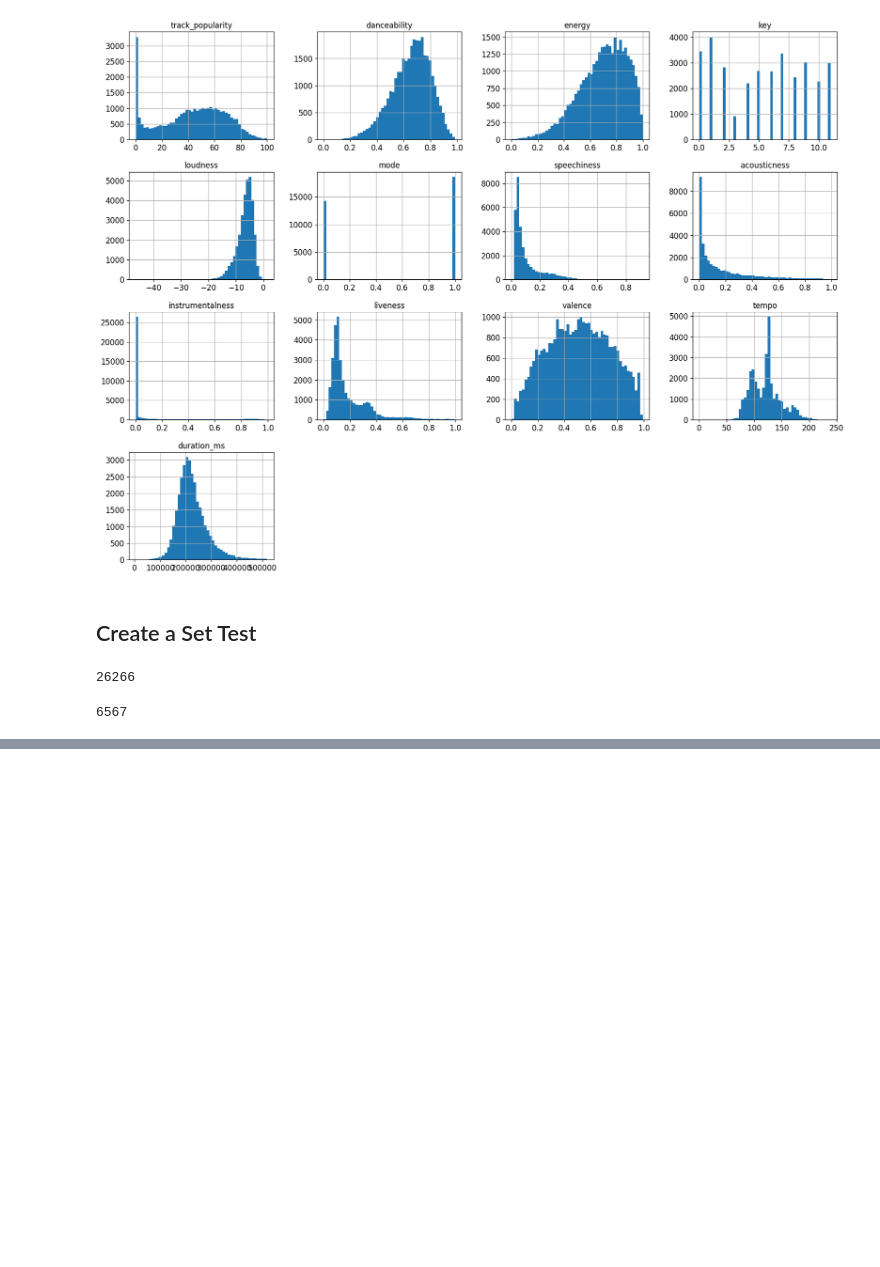
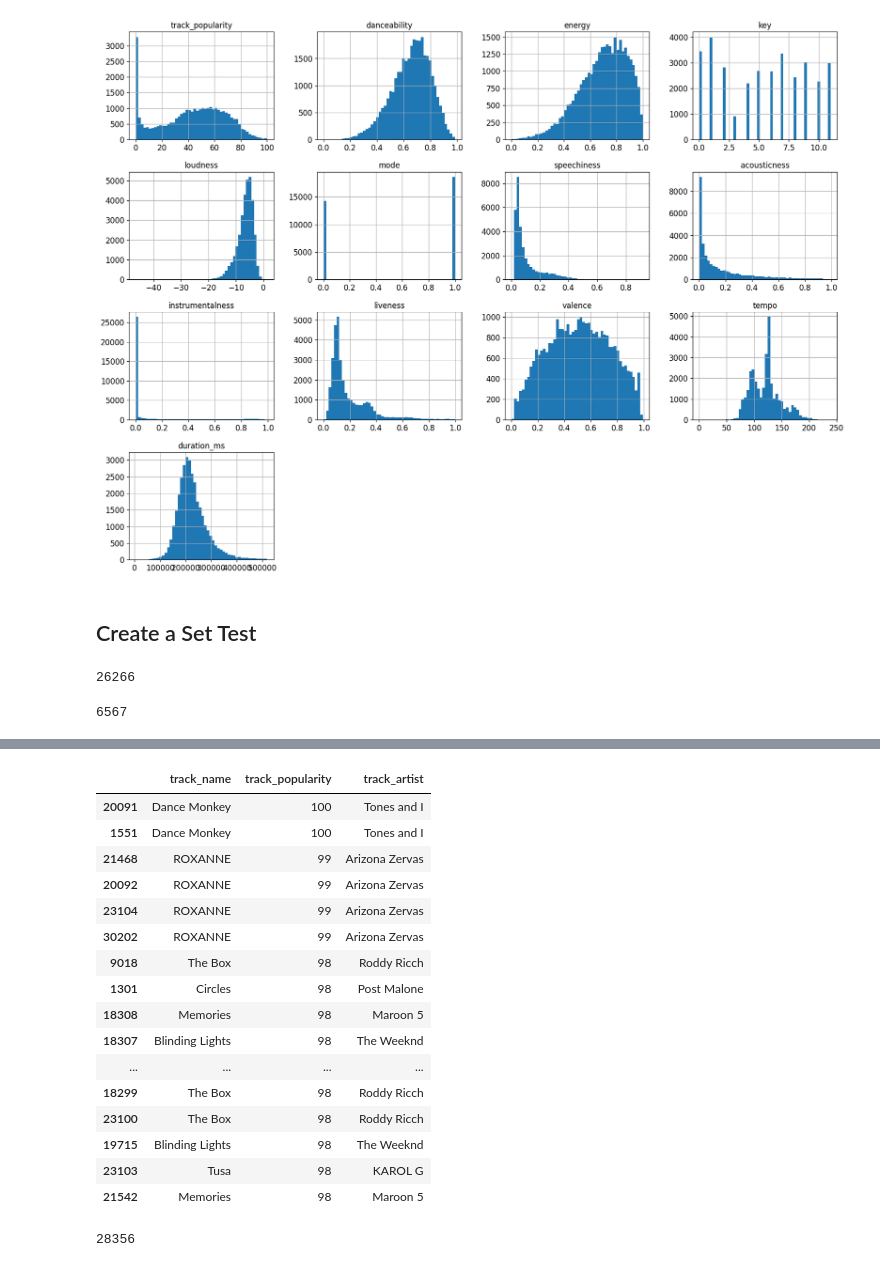
Before and after one commit to Lrs-mtos/song-popularity-ML, a Jupyter notebook: song_popularity.ipynb, the cells around one changed output, grey strips where cells are left out. Saved outputs shown, nothing was run; the diff lists cells and outputs as text; code cells hidden in the pictures; blank space fills up the shorter version.

```diff
--- a/song_popularity.ipynb
+++ b/song_popularity.ipynb
@@ -136,0 +252,24 @@ len(test_set)
+# %%
+songs_cp.sort_values(by="track_popularity", ascending=False)[["track_name", "track_popularity", "track_artist"]].head(20)
+# %% [output]
+|  | track_name | track_popularity | track_artist |
+| 20091 | Dance Monkey | 100 | Tones and I |
+| 1551 | Dance Monkey | 100 | Tones and I |
+| 21468 | ROXANNE | 99 | Arizona Zervas |
+| 20092 | ROXANNE | 99 | Arizona Zervas |
+| 23104 | ROXANNE | 99 | Arizona Zervas |
+| 30202 | ROXANNE | 99 | Arizona Zervas |
+| 9018 | The Box | 98 | Roddy Ricch |
+| 1301 | Circles | 98 | Post Malone |
+| 18308 | Memories | 98 | Maroon 5 |
+| 18307 | Blinding Lights | 98 | The Weeknd |
+| ... | ... | ... | ... |
+| 18299 | The Box | 98 | Roddy Ricch |
+| 23100 | The Box | 98 | Roddy Ricch |
+| 19715 | Blinding Lights | 98 | The Weeknd |
+| 23103 | Tusa | 98 | KAROL G |
+| 21542 | Memories | 98 | Maroon 5 |
+# %%
+len(songs_cp_sorted)
+# %% [output]
+28356
```
Also changed, not shown: parts of 13 cells of this notebook, 3 other files.
